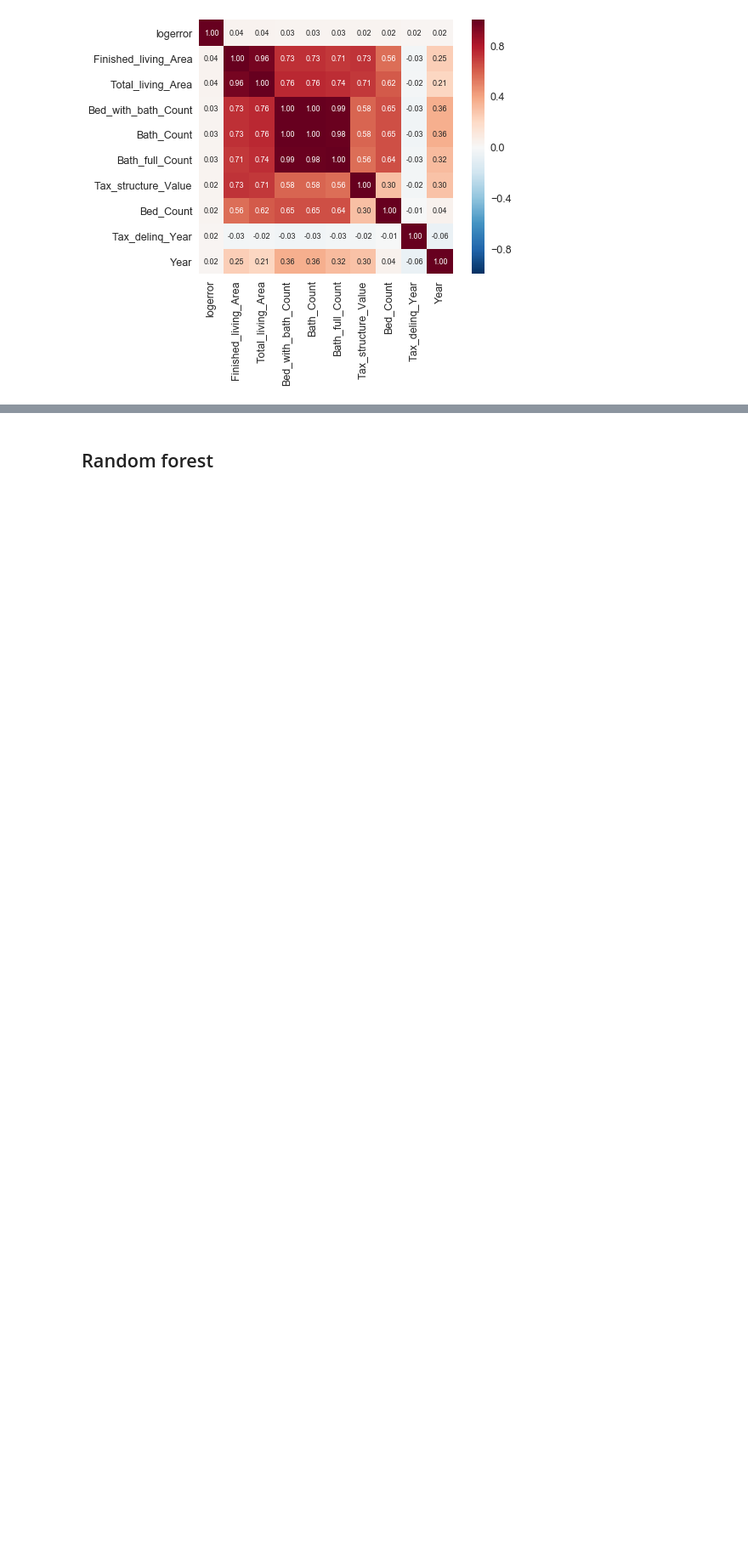
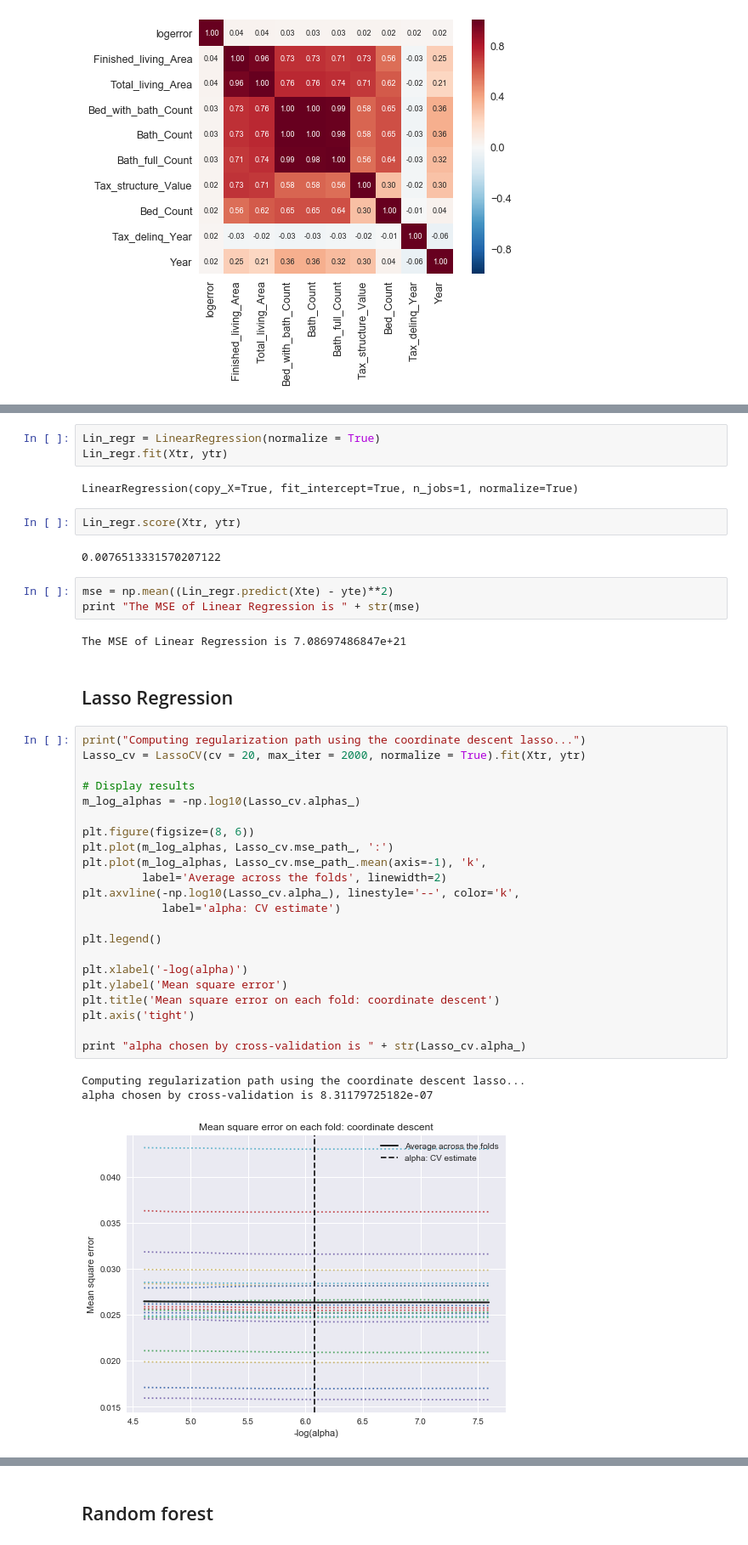
Before and after one commit to verali0816/Zillow-House-Price-Prediction, a Jupyter notebook: Data_analysis_Vera.ipynb, the cells around one changed output, grey strips where cells are left out. Shown: that part at 85% size. Cells and saved outputs as stored; diff of their text form; blank space fills up the shorter version.

```diff
--- a/Data_analysis_Vera.ipynb
+++ b/Data_analysis_Vera.ipynb
@@ -115,0 +153,42 @@ hm = sns.heatmap(cm, cbar=True, annot=True, annot_kws={'size': 9},square=True, f
+# %%
+Lin_regr = LinearRegression(normalize = True)
+Lin_regr.fit(Xtr, ytr)
+# %% [output]
+LinearRegression(copy_X=True, fit_intercept=True, n_jobs=1, normalize=True)
+# %%
+Lin_regr.score(Xtr, ytr)
+# %% [output]
+0.0076513331570207122
+# %%
+mse = np.mean((Lin_regr.predict(Xte) - yte)**2)
+print "The MSE of Linear Regression is " + str(mse)
+# %% [output]
+The MSE of Linear Regression is 7.08697486847e+21
+# %% [markdown]
+## Lasso Regression
+# %%
+print("Computing regularization path using the coordinate descent lasso...")
+Lasso_cv = LassoCV(cv = 20, max_iter = 2000, normalize = True).fit(Xtr, ytr)
+
+# Display results
+m_log_alphas = -np.log10(Lasso_cv.alphas_)
+
+plt.figure(figsize=(8, 6))
+plt.plot(m_log_alphas, Lasso_cv.mse_path_, ':')
+plt.plot(m_log_alphas, Lasso_cv.mse_path_.mean(axis=-1), 'k',
+         label='Average across the folds', linewidth=2)
+plt.axvline(-np.log10(Lasso_cv.alpha_), linestyle='--', color='k',
+            label='alpha: CV estimate')
+
+plt.legend()
+
+plt.xlabel('-log(alpha)')
+plt.ylabel('Mean square error')
+plt.title('Mean square error on each fold: coordinate descent')
+plt.axis('tight')
+
+print "alpha chosen by cross-validation is " + str(Lasso_cv.alpha_)
+# %% [output]
+Computing regularization path using the coordinate descent lasso...
+alpha chosen by cross-validation is 8.31179725182e-07
+[figure, added]
```
Also changed, not shown: parts of 14 cells of this notebook.
